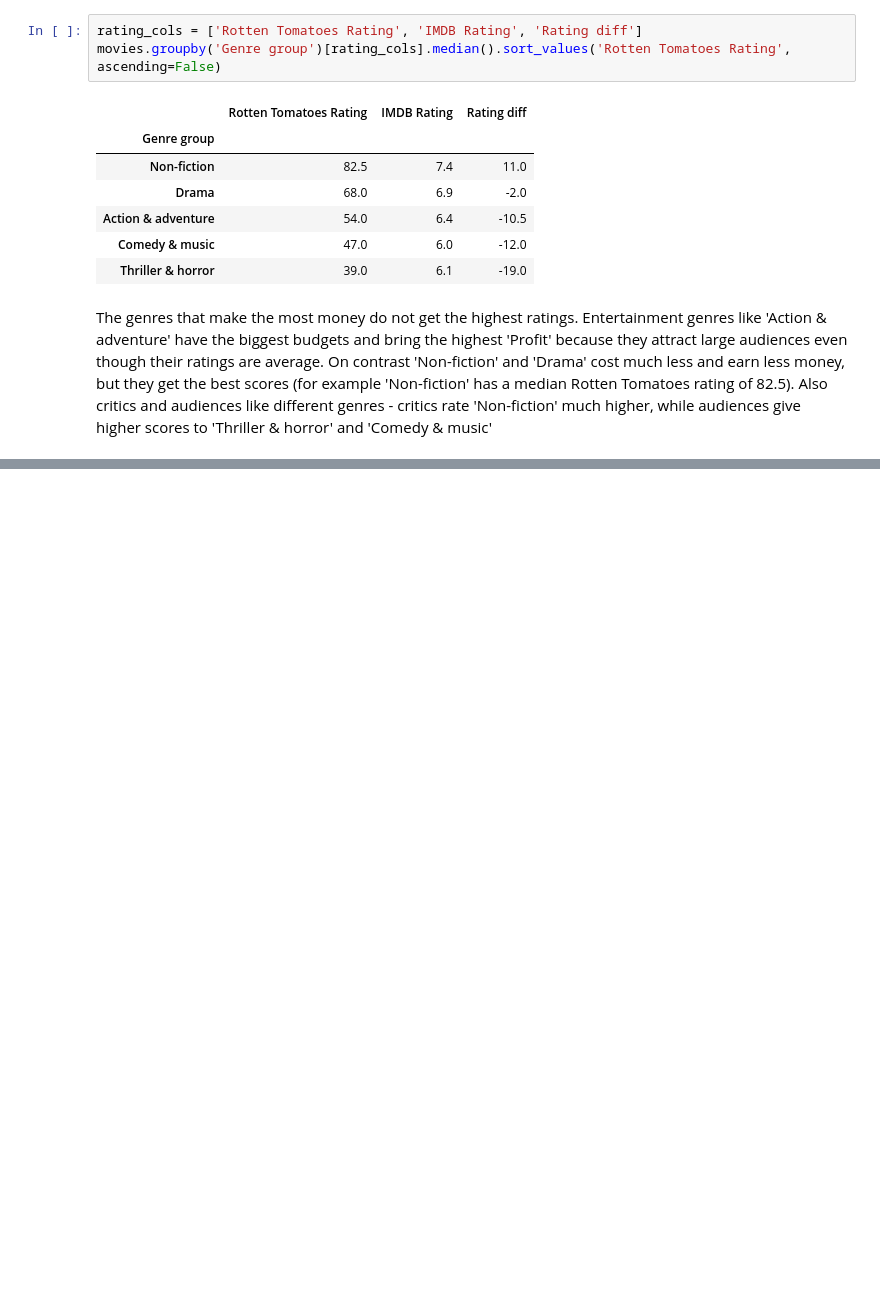
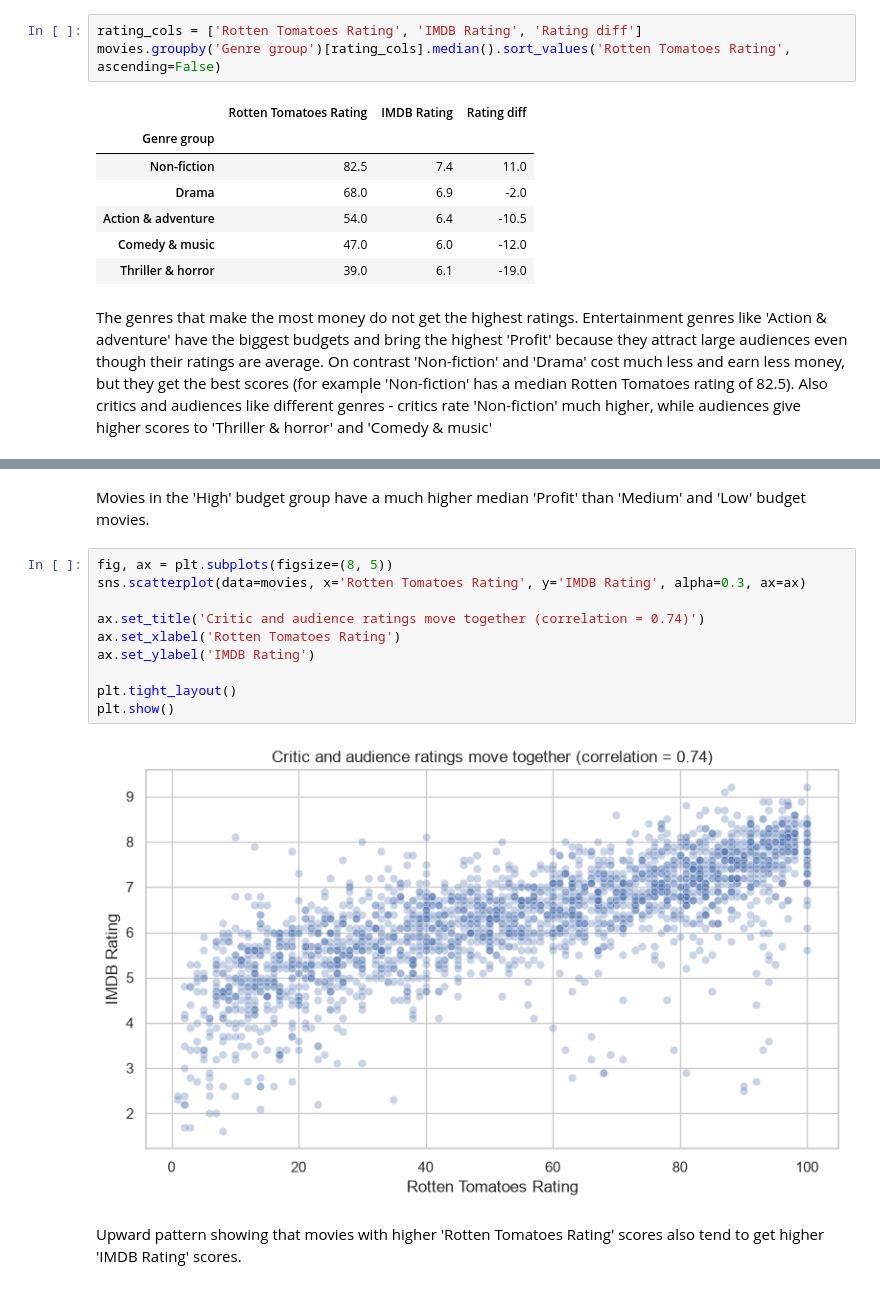
Before and after one commit to marynarymkevich/code-labs, a Jupyter notebook: DataAnalysis/Project/movies.ipynb, the cells around one changed output, grey strips where cells are left out. Saved outputs shown, nothing was run; the diff lists cells and outputs as text; blank space fills up the shorter version.

```diff
--- a/DataAnalysis/Project/movies.ipynb
+++ b/DataAnalysis/Project/movies.ipynb
@@ -378,0 +437,16 @@ The genres that make the most money do not get the highest ratings. Entertainmen
+# %% [markdown]
+Movies in the 'High' budget group have a much higher median 'Profit' than 'Medium' and 'Low' budget movies.
+# %%
+fig, ax = plt.subplots(figsize=(8, 5))
+sns.scatterplot(data=movies, x='Rotten Tomatoes Rating', y='IMDB Rating', alpha=0.3, ax=ax)
+
+ax.set_title('Critic and audience ratings move together (correlation = 0.74)')
+ax.set_xlabel('Rotten Tomatoes Rating')
+ax.set_ylabel('IMDB Rating')
+
+plt.tight_layout()
+plt.show()
+# %% [output]
+[figure, added]
+# %% [markdown]
+Upward pattern showing that movies with higher 'Rotten Tomatoes Rating' scores also tend to get higher 'IMDB Rating' scores.
```
Also changed, not shown: parts of 6 cells of this notebook.
